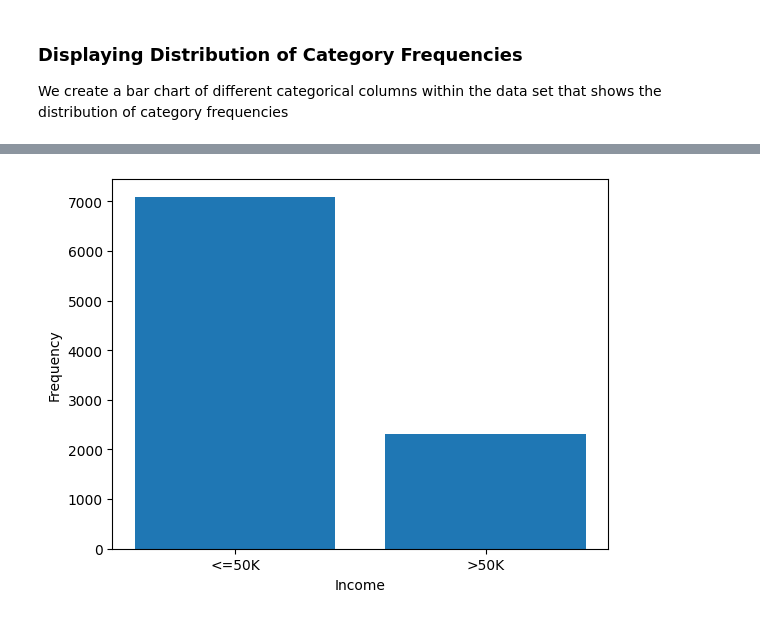
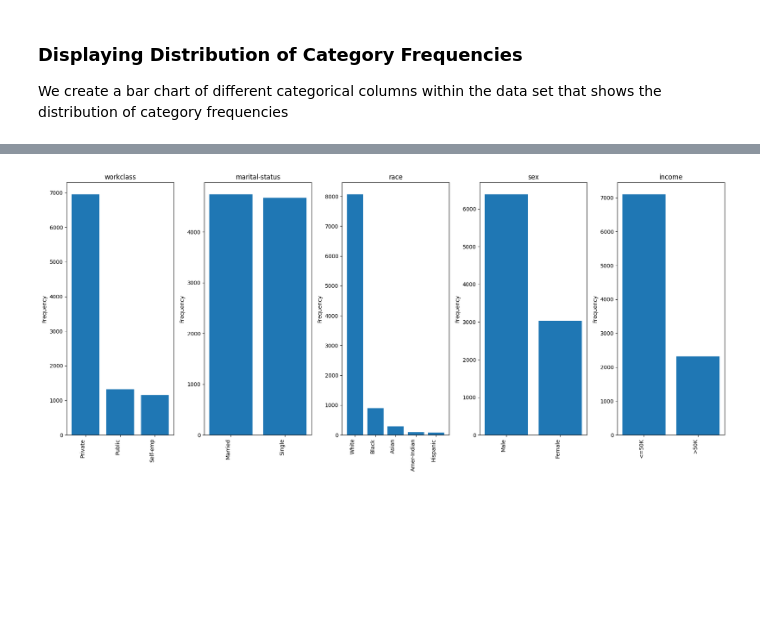
Before and after one commit to CSC-2611-AI-Tools/Week-Six-Lab-Repository, a Jupyter notebook: chowdhuryj_lab_6.ipynb, the cells around one changed output, grey strips where cells are left out. Saved outputs shown, nothing was run; the diff lists cells and outputs as text; code cells hidden in the pictures; blank space fills up the shorter version.

```diff
--- a/chowdhuryj_lab_6.ipynb
+++ b/chowdhuryj_lab_6.ipynb
@@ -193,9 +157,19 @@ plt.show()
-# %%
-# creating a bar chart for income
-unique_income_count = read_data['income'].value_counts()
-plt.bar(unique_income_count.index, unique_income_count.values)
-plt.xlabel('Income')
-plt.ylabel('Frequency')
-plt.show()
-# %% [output]
-[figure, removed]
+# %%
+# displaying the distribution of category frequencies
+column_names = ['workclass', 'marital-status', 'race', 'sex', 'income']
+
+figure, axes = plt.subplots(1, len(column_names), figsize=(18,8))
+
+for i, column in enumerate(column_names):
+    unique_count = read_data[column].value_counts()
+    axes[i].bar(unique_count.index, unique_count.values)
+    axes[i].set_xticks(range(len(unique_count.index)))
+    axes[i].set_ylabel("Frequency")
+    axes[i].set_title(f"{column}")
+
+    plt.setp(axes[i].get_xticklabels(), rotation=90, ha="right")
+
+plt.tight_layout()
+plt.show()
+# %% [output]
+[figure, added]
```
Also changed, not shown: parts of 66 cells of this notebook, 2 other files.
